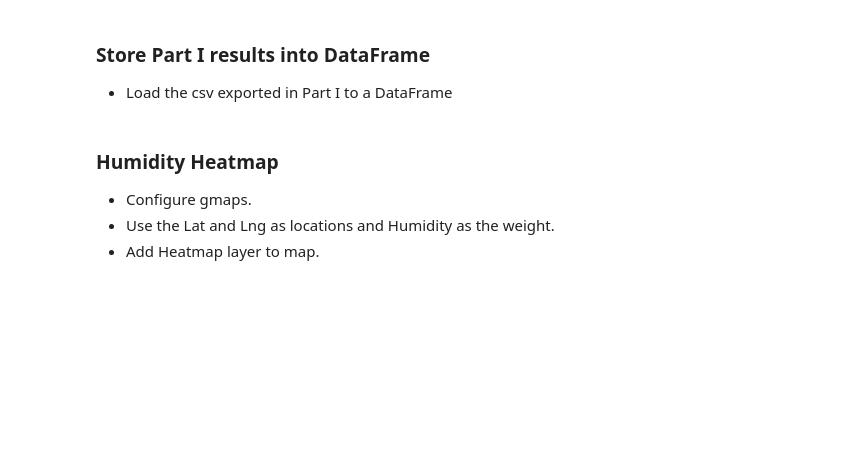
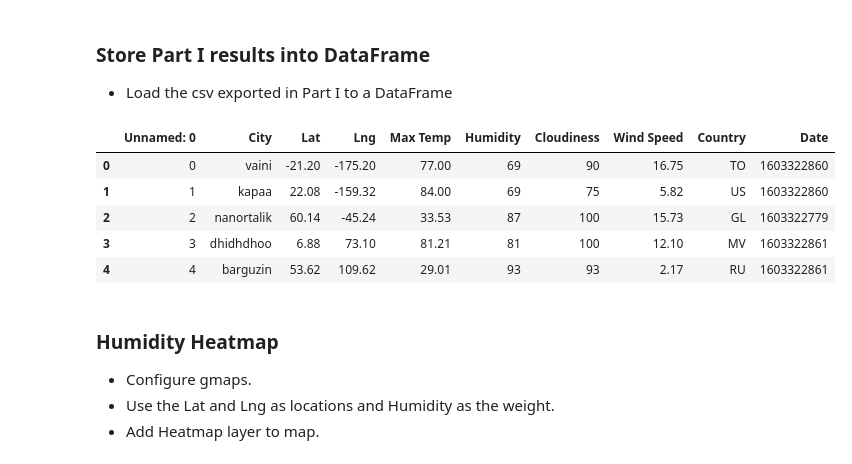
Before and after one commit to jmahon22/api_python_challenge, a Jupyter notebook: WeatherPy/VacationPy.ipynb, the cells around one changed output. Drawn from its saved outputs; the diff is of its cells as text; code cells hidden in the pictures; blank space fills up the shorter version.

```diff
--- a/WeatherPy/VacationPy.ipynb
+++ b/WeatherPy/VacationPy.ipynb
@@ -26,3 +23,16 @@ output_data/cities.csv
+# %%
+url = "https://maps.googleapis.com/maps/api/place/nearbysearch/json"
+
+cities = "output_data/cities.csv"
+cities_df = pd.read_csv(cities)
+cities_df.head()
+# %% [output]
+|  | Unnamed: 0 | City | Lat | Lng | Max Temp | Humidity | Cloudiness | Wind Speed | Country | Date |
+| 0 | 0 | vaini | -21.20 | -175.20 | 77.00 | 69 | 90 | 16.75 | TO | 1603322860 |
+| 1 | 1 | kapaa | 22.08 | -159.32 | 84.00 | 69 | 75 | 5.82 | US | 1603322860 |
+| 2 | 2 | nanortalik | 60.14 | -45.24 | 33.53 | 87 | 100 | 15.73 | GL | 1603322779 |
+| 3 | 3 | dhidhdhoo | 6.88 | 73.10 | 81.21 | 81 | 100 | 12.10 | MV | 1603322861 |
+| 4 | 4 | barguzin | 53.62 | 109.62 | 29.01 | 93 | 93 | 2.17 | RU | 1603322861 |
 # %% [markdown]
 ### Humidity Heatmap
 * Configure gmaps.
```
Also changed, not shown: parts of 3 cells of this notebook, 6 other files.
